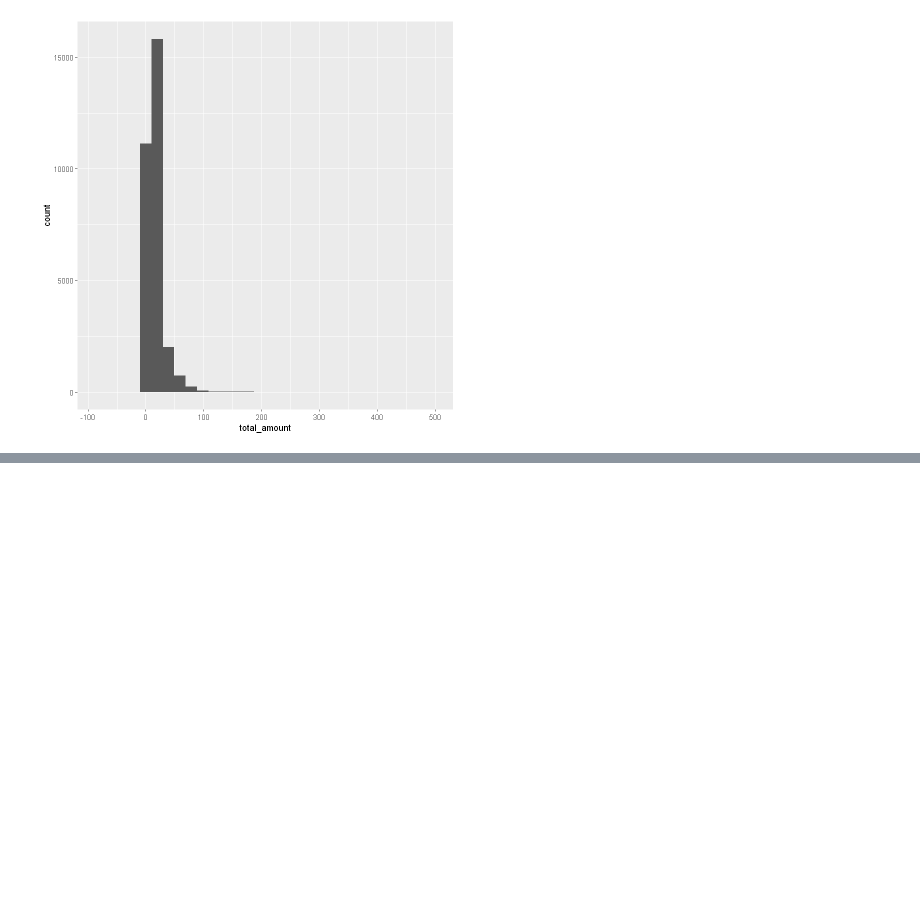
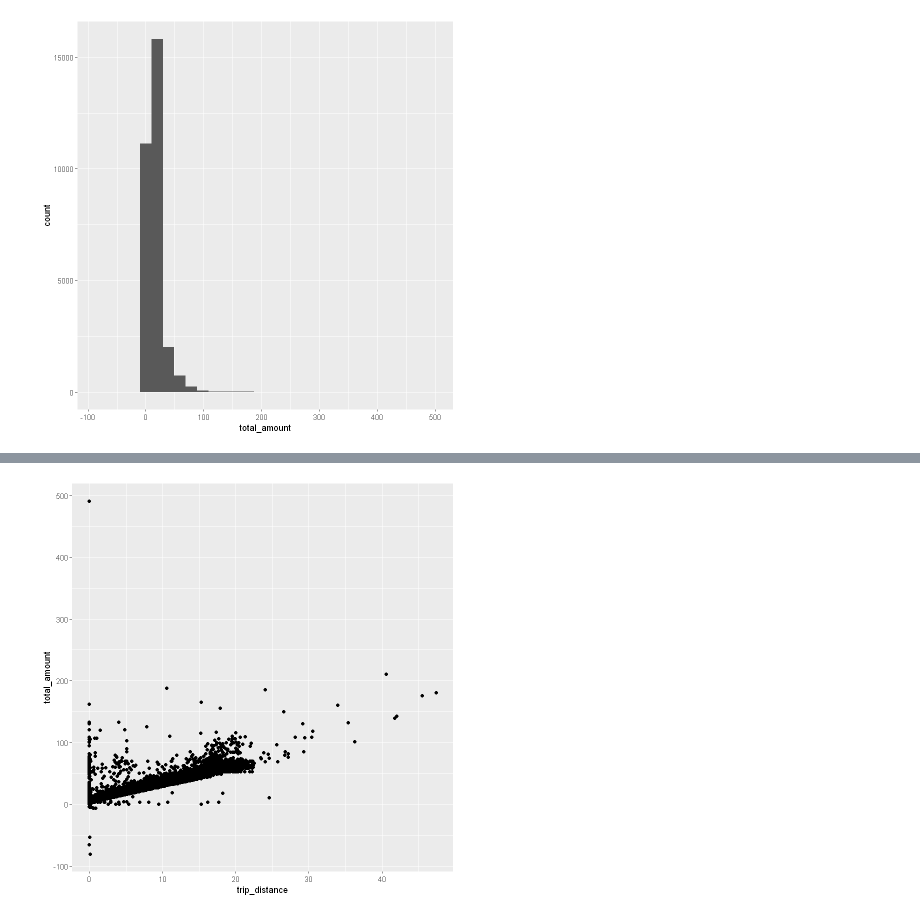
Before and after one commit to dennislamcv1/MSGLOBALSKILLS, a Jupyter notebook: Introduction to R for Data Science/Final Lab.ipynb, the cells around one changed output, grey strips where cells are left out. Drawn from its saved outputs; the diff is of its cells as text; code cells hidden in the pictures; blank space fills up the shorter version.

```diff
--- a/Introduction to R for Data Science/Final Lab.ipynb
+++ b/Introduction to R for Data Science/Final Lab.ipynb
@@ -501,0 +519,5 @@ Warning message:
+# %%
+# Create a scatter plot
+ggplot(taxis, aes(trip_distance, total_amount)) +  geom_point()
+# %% [output]
+[figure, added]
```
Also changed, not shown: parts of 9 cells of this notebook.
